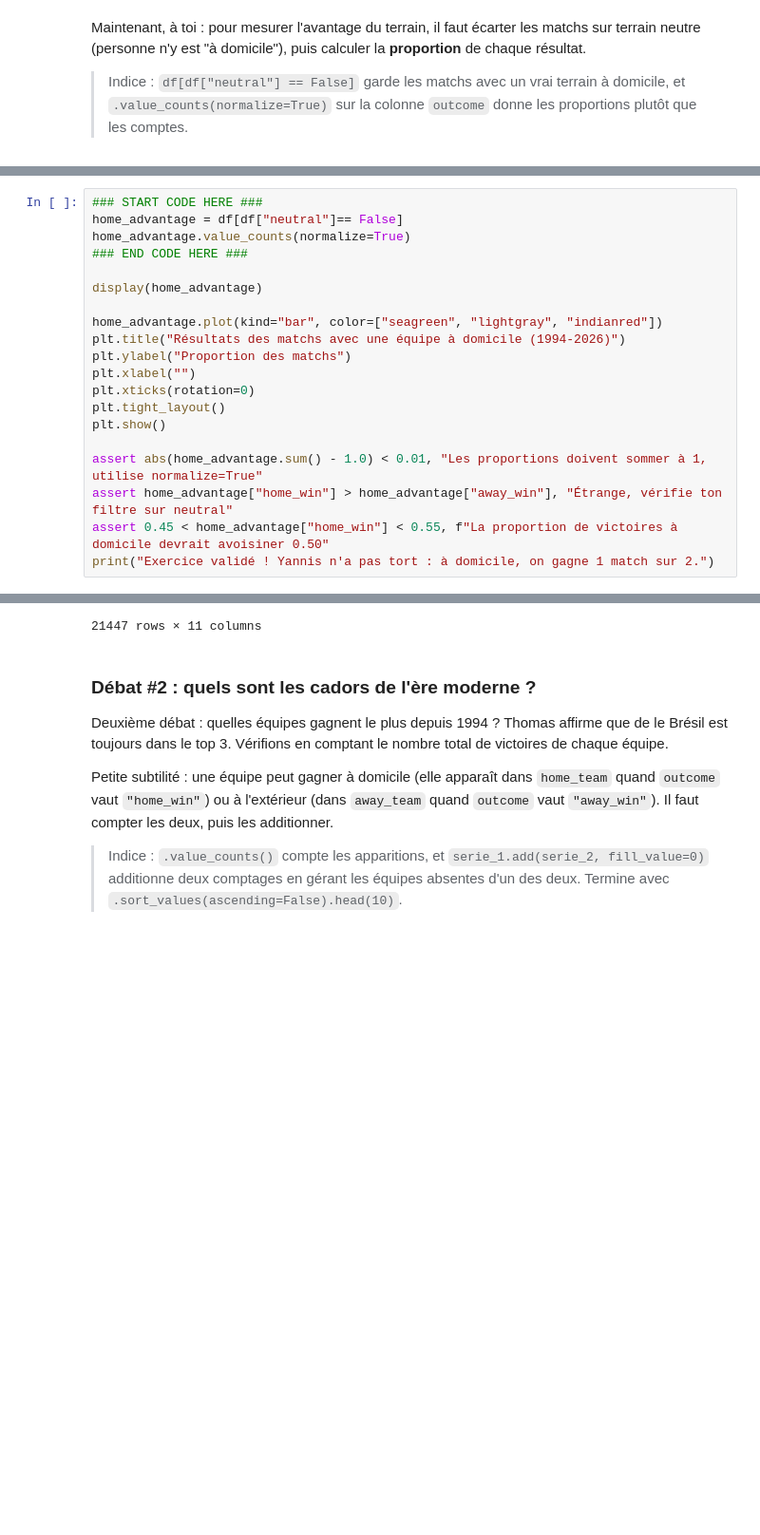
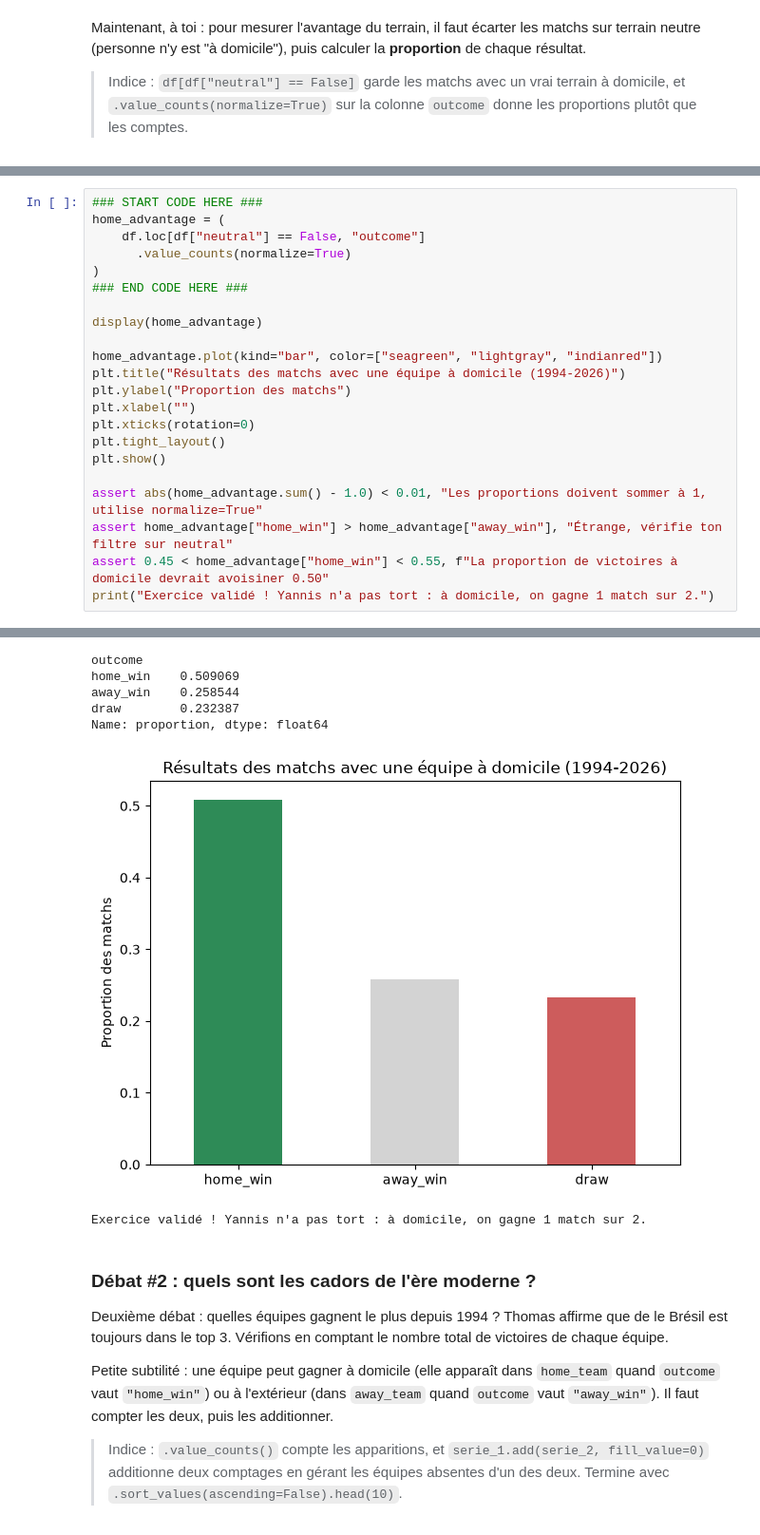
Before and after one commit to Samuel255231/MachineLearnia-Cahier-de-Vacances-2026, a Jupyter notebook: Projet_02/projet_02.ipynb, the cells around one changed output, grey strips where cells are left out. Shown at 95% size. Cells and saved outputs as stored; diff of their text form; blank space fills up the shorter version.

```diff
--- a/Projet_02/projet_02.ipynb
+++ b/Projet_02/projet_02.ipynb
@@ -190,7 +198,9 @@ Maintenant, à toi : pour mesurer l'avantage du terrain, il faut écarter les ma
 # %%
 ### START CODE HERE ###
-home_advantage = df[df["neutral"]== False]
-home_advantage.value_counts(normalize=True)
+home_advantage = (
+    df.loc[df["neutral"] == False, "outcome"]
+      .value_counts(normalize=True)
+)
 ### END CODE HERE ###
 
 display(home_advantage)
@@ -223,4 +221,10 @@ print("Exercice validé ! Yannis n'a pas tort : à domicile, on gagne 1 match su
-21447 rows × 11 columns
+outcome
+home_win    0.509069
+away_win    0.258544
+draw        0.232387
+Name: proportion, dtype: float64
+[figure, added]
+Exercice validé ! Yannis n'a pas tort : à domicile, on gagne 1 match sur 2.
 # %% [markdown]
 ### Débat #2 : quels sont les cadors de l'ère moderne ?
 
```
Also changed, not shown: parts of 17 cells of this notebook, 4 other files.
